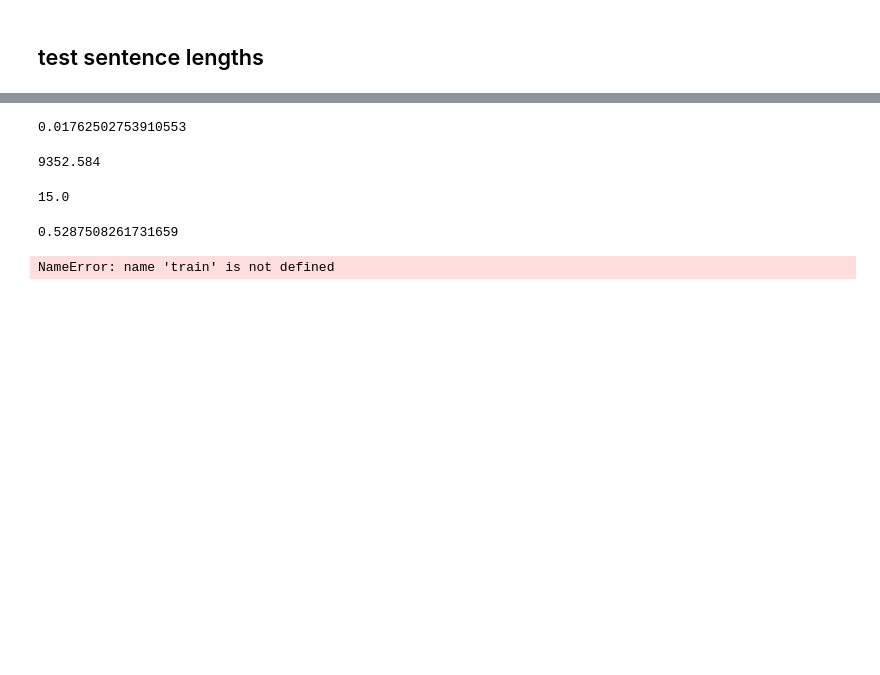
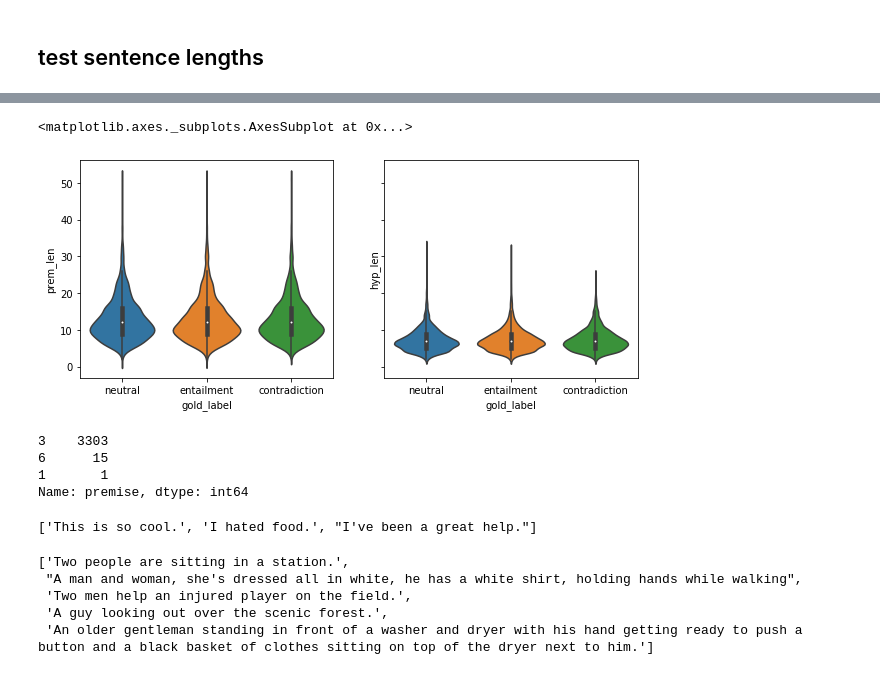
Before and after one commit to emc5ud/fp-dataset-artifacts, a Jupyter notebook: notebooks/SNLI-eda.ipynb, the cells around one changed output, grey strips where cells are left out. Cells and saved outputs as stored; diff of their text form; code cells hidden in the pictures; blank space fills up the shorter version.

```diff
--- a/notebooks/SNLI-eda.ipynb
+++ b/notebooks/SNLI-eda.ipynb
@@ -224,20 +58,17 @@ sum([len(x) for x in train.sentence2.value_counts().index])
-# %%
-500000 / 28368750
-# %% [output]
-0.01762502753910553
-# %%
-0.017 * len(train)
-# %% [output]
-9352.584
-# %%
-300 / 20
-# %% [output]
-15.0
-# %%
-(1000000*15)  / 28368750
-# %% [output]
-0.5287508261731659
-# %%
-train[0]
-# %% [output]
-NameError: name 'train' is not defined
+# %%
+fig, axes = plt.subplots(ncols=2, sharey=True, figsize=(10, 4))
+
+sns.violinplot(x="gold_label", y="prem_len", data=test, scale='count', scale_hue=False, ax=axes[0])
+sns.violinplot(x="gold_label", y="hyp_len", data=test, scale='count', scale_hue=False, ax=axes[1])
+# %% [output]
+<matplotlib.axes._subplots.AxesSubplot at 0x...>
+[figure, added]
+# %%
+import seaborn as sns
+# how many times are unique sentences repeated in the premise?
+dev.premise.value_counts().value_counts()
+# %% [output]
+3    3303
+6      15
+1       1
+Name: premise, dtype: int64
@@ -243,0 +87,23 @@ NameError: name 'train' is not defined
+# %%
+def translate(texts, pipe, language="es"):
+    template = lambda text: f"{text}" if language == "en" else f">>{language}<< {text}"
+    src_texts = [template(text) for text in texts]
+    return [ex['generated_text'] for ex in pipe(src_texts)]
+
+
+def back_translate(texts, source_lang="en", target_lang="es"):
+    # Translate from source to target language
+    translated_texts = translate(texts, target_pipe, language=target_lang)
+
+    # Translate from target language back to source language
+    back_translated_texts = translate(translated_texts, en_pipe, language=source_lang)
+
+    return back_translated_texts
+
+
+en_texts = ['This is so cool', 'I hated the food', 'They were very helpful']
+
+aug_texts = back_translate(en_texts, source_lang="en", target_lang="es")
+print(aug_texts)
+# %% [output]
+['This is so cool.', 'I hated food.', "I've been a great help."]
@@ -243,0 +114,8 @@ NameError: name 'train' is not defined
+# %%
+en_texts
+# %% [output]
+['Two people are sitting in a station.',
+ "A man and woman, she's dressed all in white, he has a white shirt, holding hands while walking",
+ 'Two men help an injured player on the field.',
+ 'A guy looking out over the scenic forest.',
+ 'An older gentleman standing in front of a washer and dryer with his hand getting ready to push a button and a black basket of clothes sitting on top of the dryer next to him.']
```
Also changed, not shown: parts of 34 cells of this notebook, 1 other file.
